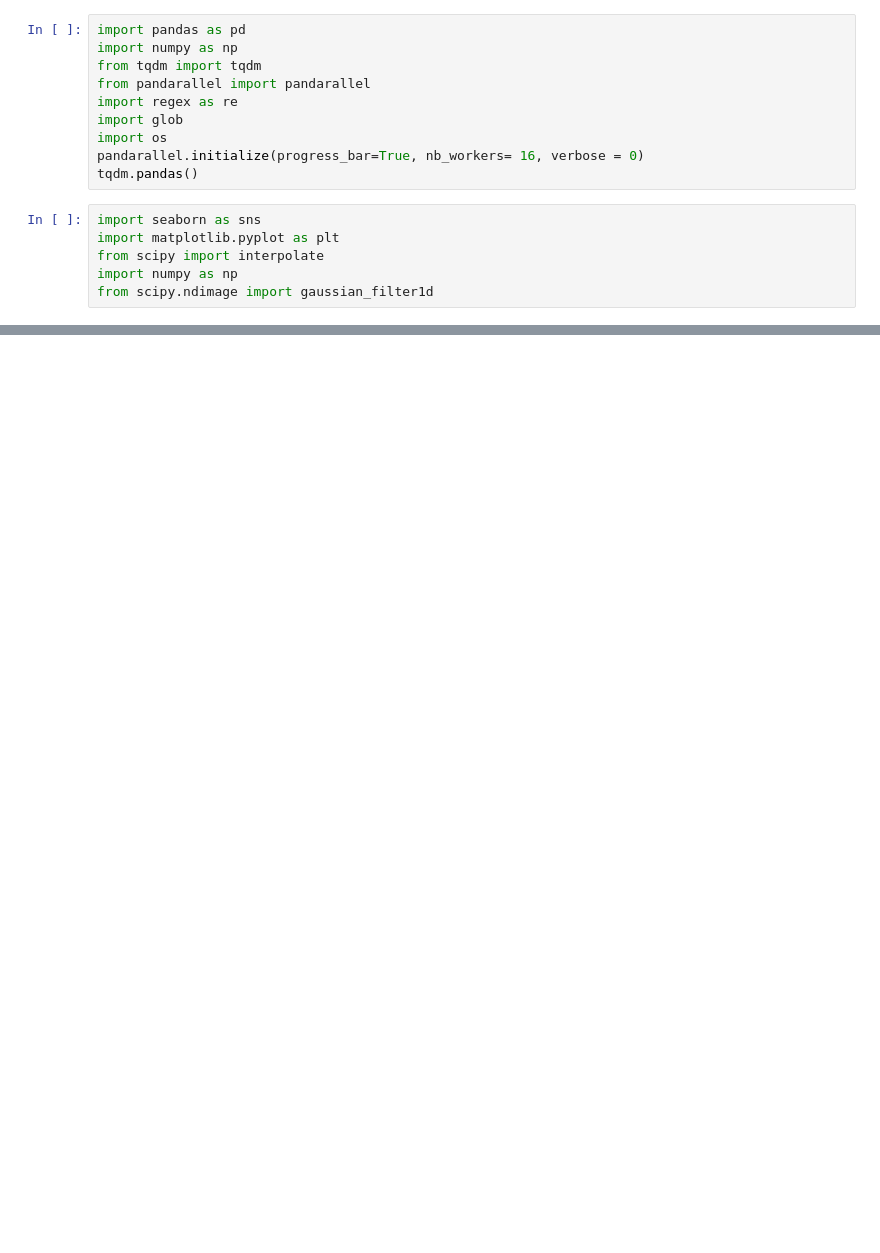
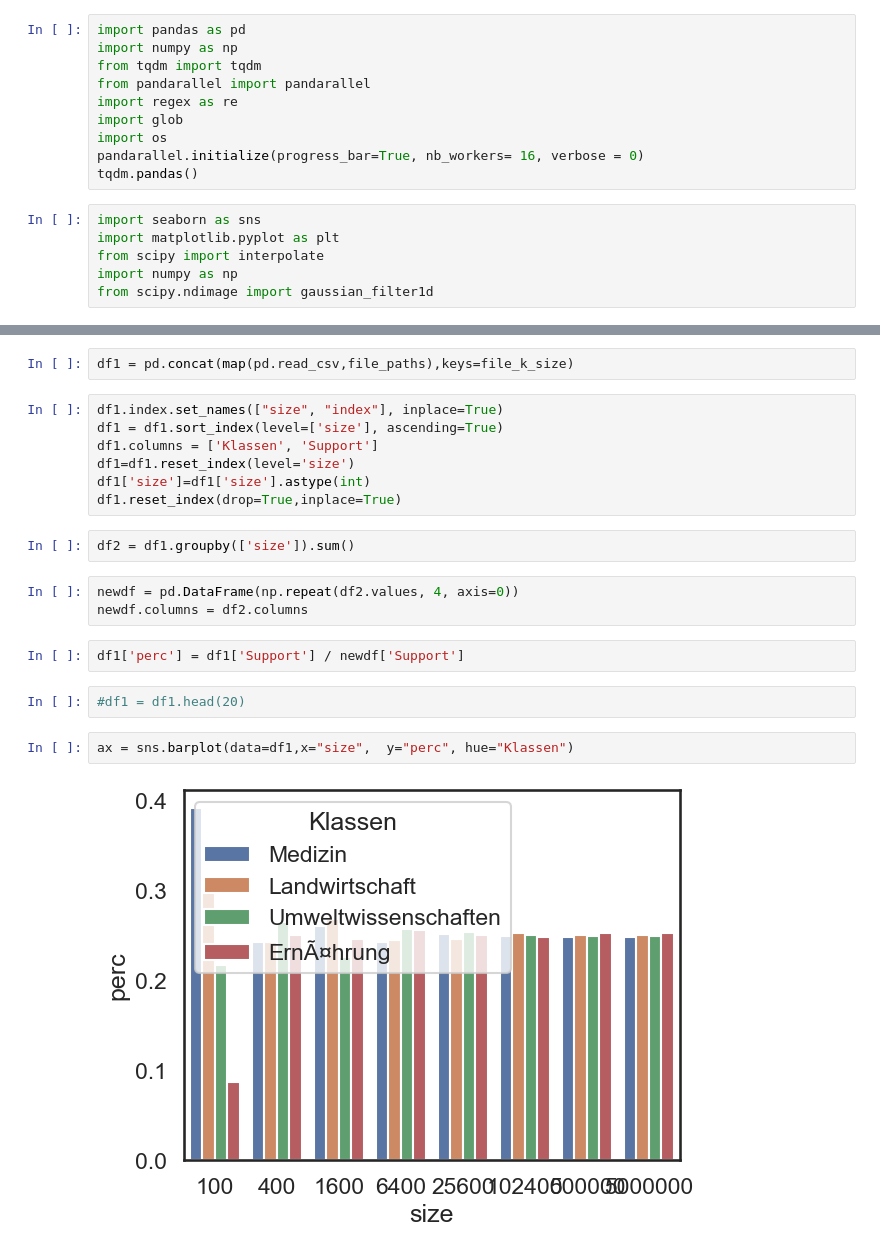
Before and after one commit to MTPKo/Bachelor-Arbeit, a Jupyter notebook: notebooks/classifiers/poc/lda/lda_graphs.ipynb, the cells around one changed output, grey strips where cells are left out. Saved outputs shown, nothing was run; the diff lists cells and outputs as text; blank space fills up the shorter version.

```diff
--- a/notebooks/classifiers/poc/lda/lda_graphs.ipynb
+++ b/notebooks/classifiers/poc/lda/lda_graphs.ipynb
@@ -71,0 +112,22 @@ df
+# %%
+df1 = pd.concat(map(pd.read_csv,file_paths),keys=file_k_size)
+# %%
+df1.index.set_names(["size", "index"], inplace=True)
+df1 = df1.sort_index(level=['size'], ascending=True)
+df1.columns = ['Klassen', 'Support']
+df1=df1.reset_index(level='size')
+df1['size']=df1['size'].astype(int)
+df1.reset_index(drop=True,inplace=True)
+# %%
+df2 = df1.groupby(['size']).sum()
+# %%
+newdf = pd.DataFrame(np.repeat(df2.values, 4, axis=0))
+newdf.columns = df2.columns
+# %%
+df1['perc'] = df1['Support'] / newdf['Support']
+# %%
+#df1 = df1.head(20)
+# %%
+ax = sns.barplot(data=df1,x="size",  y="perc", hue="Klassen")
+# %% [output]
+[figure, added]
```
Also changed, not shown: parts of 11 cells of this notebook, 8 other files.
